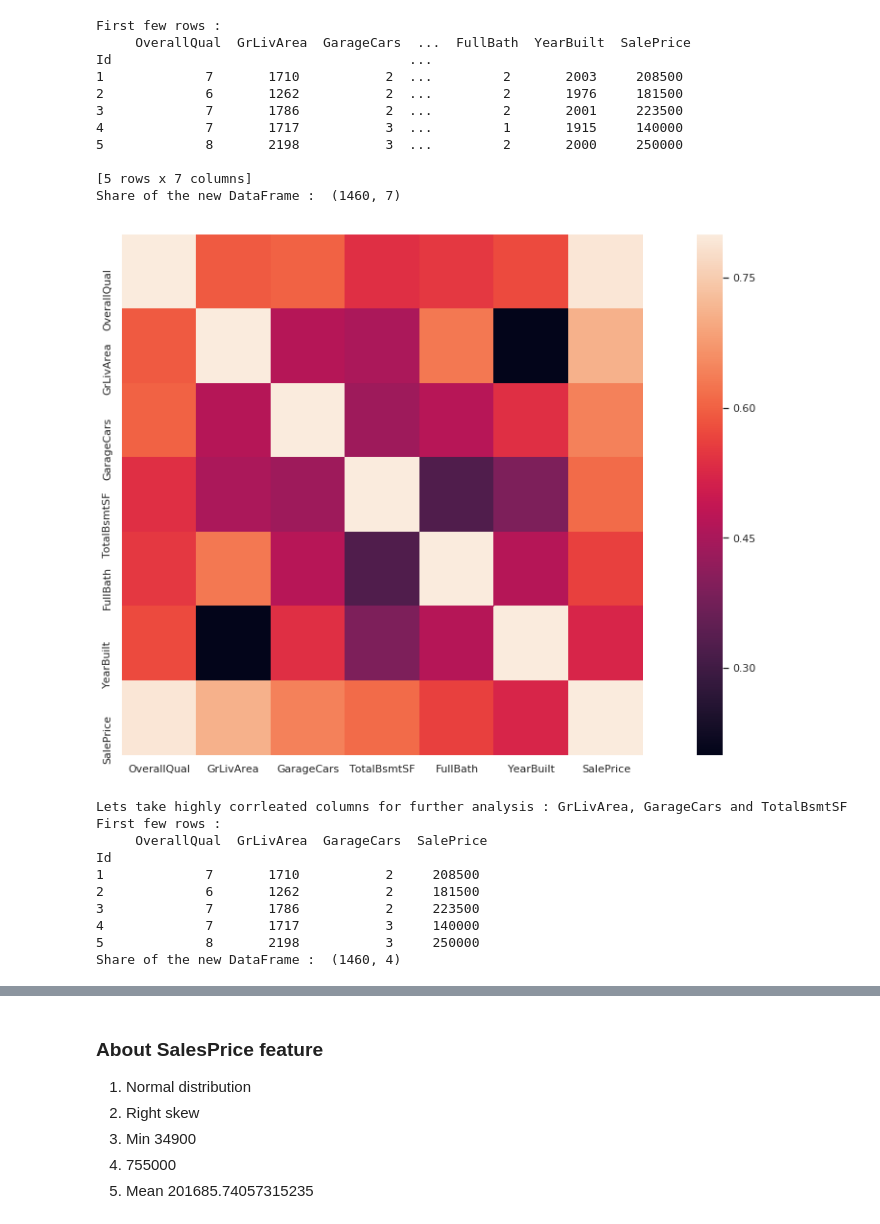
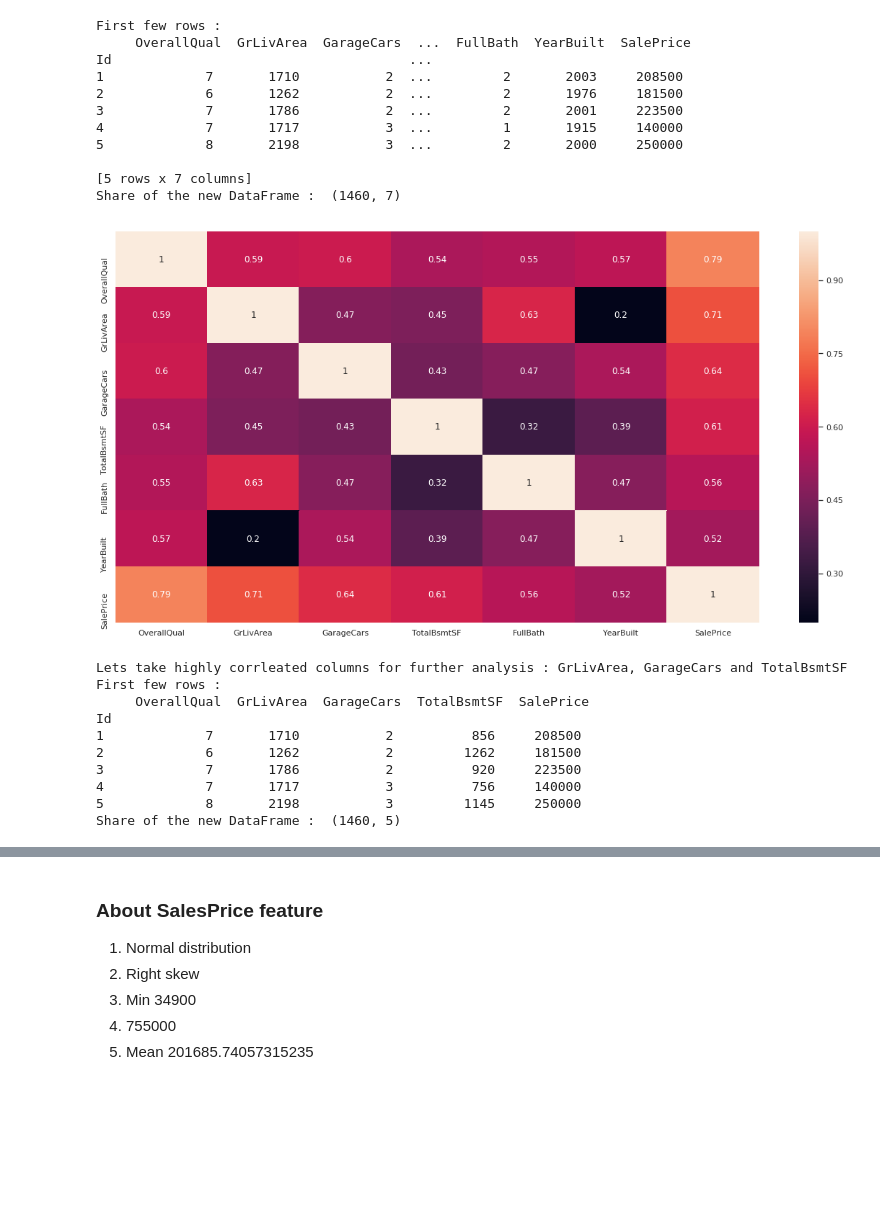
Before and after one commit to SudhakarAnemu/AI-DS-ML-DL-, a Jupyter notebook: ML/jsHousingPractice.ipynb, the cells around one changed output, grey strips where cells are left out. Saved outputs shown, nothing was run; the diff lists cells and outputs as text; code cells hidden in the pictures; blank space fills up the shorter version.

```diff
--- a/ML/jsHousingPractice.ipynb
+++ b/ML/jsHousingPractice.ipynb
@@ -415,26 +434,27 @@ Id                                      ...
 Share of the new DataFrame :  (1460, 7)
 # %%
 f, ax = plt.subplots(figsize=(20, 10))
-sns.heatmap(df1.corr(), vmax=.8, square=True);
+# sns.heatmap(df1.corr(), vmax=.8, square=True);
+sns.heatmap( df1.corr(), annot=True );
 # %% [output]
-[figure, old version]
+[figure, new version]
 # %%
 print("\nLets take highly corrleated columns for further analysis : GrLivArea, GarageCars and TotalBsmtSF")
-dataset = pd.DataFrame([df.OverallQual,df.GrLivArea,df.GarageCars, df.SalePrice]).transpose()
+dataset = pd.DataFrame([df.OverallQual,df.GrLivArea,df.GarageCars, df.TotalBsmtSF, df.SalePrice]).transpose()
 print("First few rows : \n", dataset.head(5))
 print("Share of the new DataFrame : ", dataset.shape)
 print("")
 # %% [output]
 Lets take highly corrleated columns for further analysis : GrLivArea, GarageCars and TotalBsmtSF
 First few rows :
-     OverallQual  GrLivArea  GarageCars  SalePrice
+     OverallQual  GrLivArea  GarageCars  TotalBsmtSF  SalePrice
 Id
-1             7       1710           2     208500
-2             6       1262           2     181500
-3             7       1786           2     223500
-4             7       1717           3     140000
-5             8       2198           3     250000
-Share of the new DataFrame :  (1460, 4)
+1             7       1710           2          856     208500
+2             6       1262           2         1262     181500
+3             7       1786           2          920     223500
+4             7       1717           3          756     140000
+5             8       2198           3         1145     250000
+Share of the new DataFrame :  (1460, 5)
 # %%
 print("~~~~~~~~~~~~~~~~~~~~~~~~~~~~~~~~~~~~~~~~~~~~~~~~~~~~~~~~~")
 print("Shape of the Dataset : ", dataset.shape)
```
Also changed, not shown: parts of 9 cells of this notebook.
